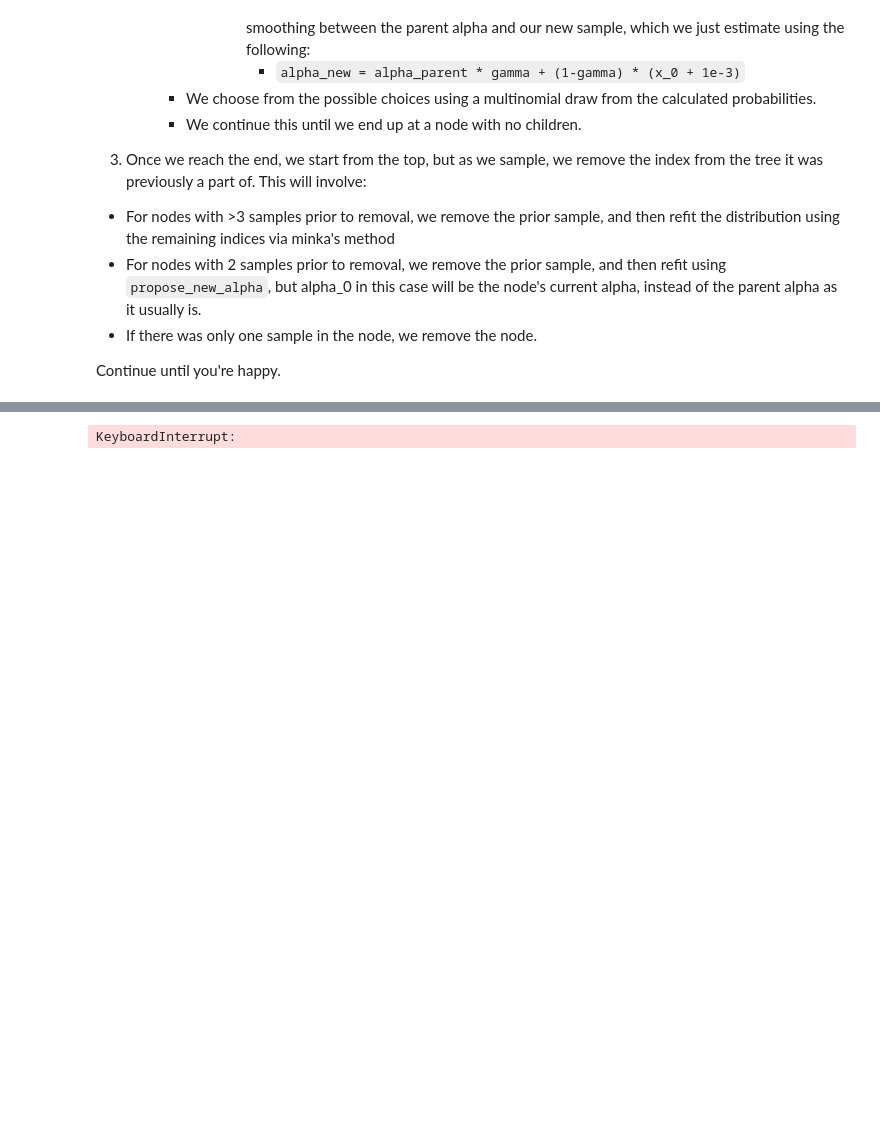
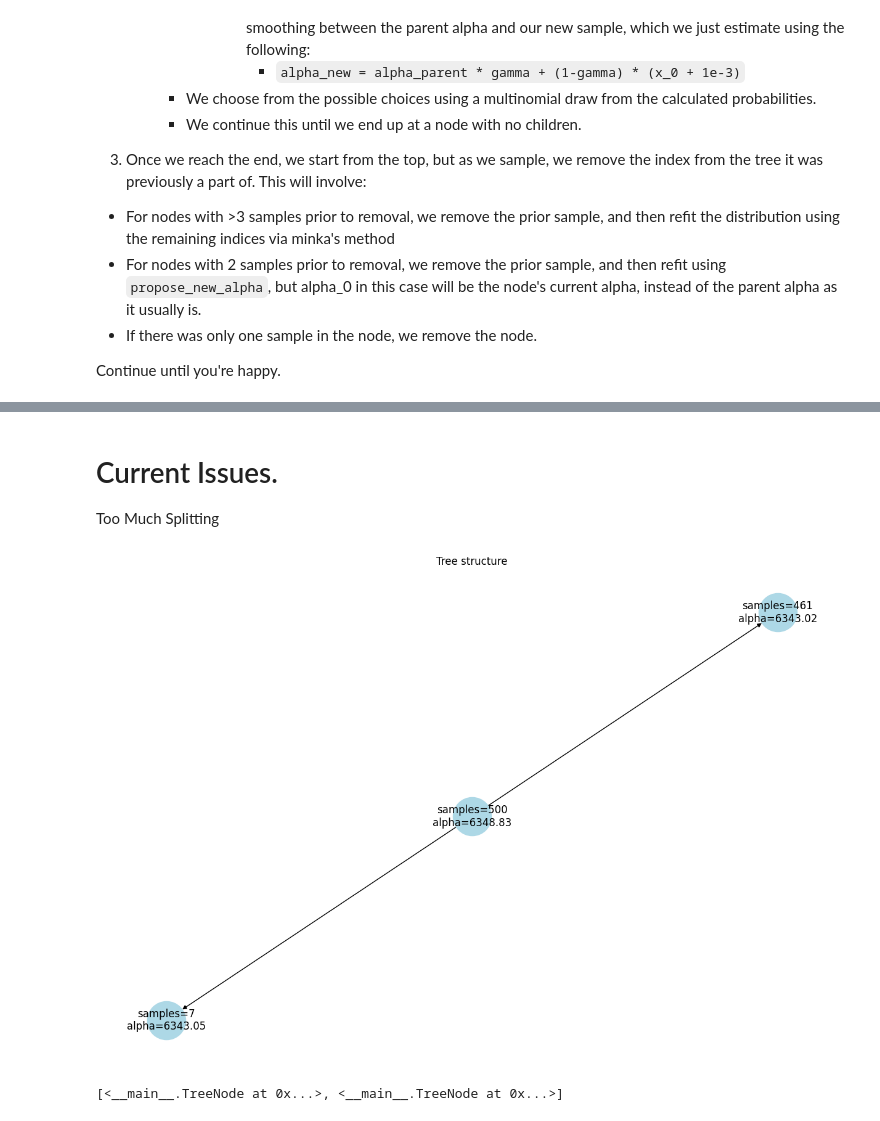
Before and after one commit to jhaberbe/nested-chinese-restaurant-process, a Jupyter notebook: notebook/scratch.ipynb, the cells around one changed output, grey strips where cells are left out. Saved outputs shown, nothing was run; the diff lists cells and outputs as text; code cells hidden in the pictures; blank space fills up the shorter version.

```diff
--- a/notebook/scratch.ipynb
+++ b/notebook/scratch.ipynb
@@ -6,6 +6,7 @@ adata = sc.read_h5ad("/home/jhaberbe/Projects/Personal/nested-chinese-restaurant
 # %%
 import torch
 X = torch.tensor(adata[adata.obs["Cell.Subtype"].eq("Astro")].X.todense()).to("cuda")
+X = X[:, ((X > 0).float().mean(axis=0) > 0.05)]
 # %% [markdown]
 # Description of the sampling method
 
@@ -211,3 +215,3 @@ def find_node_containing_index(node, i):
 # %%
 alpha_root = minka_estimate_alpha(X[:500])
-root_node = TreeNode(indices=set(range(500)), alpha=alpha_root, vocab_size=X.shape[1])
+root_node = TreeNode(indices=set(range(X[:500].shape[0])), alpha=alpha_root, vocab_size=X.shape[1])
@@ -214,4 +222,45 @@ root_node = TreeNode(indices=set(range(500)), alpha=alpha_root, vocab_size=X.sha
 # %%
-root_node = gibbs_sample(X[:500], root_node, alpha_n=1.0, gamma=0.9, epsilon=1e-3, n_iters=20)
+root_node = gibbs_sample(
+    X[:500],
+    root_node,
+    alpha_n=.1,
+    gamma=0.999,
+    epsilon=1e-3,
+    n_iters=5,
+)
-# %% [output]
-KeyboardInterrupt:
+# %% [markdown]
+# Current Issues.
+
+Too Much Splitting
+# %%
+import networkx as nx
+import matplotlib.pyplot as plt
+
+def build_nx_graph(node, graph=None, parent=None):
+    if graph is None:
+        graph = nx.DiGraph()
+    graph.add_node(id(node), label=f"samples={len(node.indices)}\nalpha={node.alpha.sum().item():.2f}")
+    if parent is not None:
+        graph.add_edge(id(parent), id(node))
+    for child in node.children:
+        build_nx_graph(child, graph, node)
+    return graph
+
+def plot_tree(root_node):
+    G = build_nx_graph(root_node)
+    labels = nx.get_node_attributes(G, 'label')
+    pos = nx.spring_layout(G)  # or nx.nx_agraph.graphviz_layout(G, prog='dot') if pygraphviz is installed
+    plt.figure(figsize=(12, 8))
+    nx.draw(G, pos, with_labels=False, arrows=True, node_size=2000, node_color='lightblue')
+    nx.draw_networkx_labels(G, pos, labels)
+    plt.title("Tree structure")
+    plt.show()
+
+# Usage:
+plot_tree(root_node)
+# %% [output]
+[figure, added]
+# %%
+root_node.children
+# %% [output]
+[<__main__.TreeNode at 0x...>, <__main__.TreeNode at 0x...>]
```
Also changed, not shown: parts of 2 cells of this notebook.
